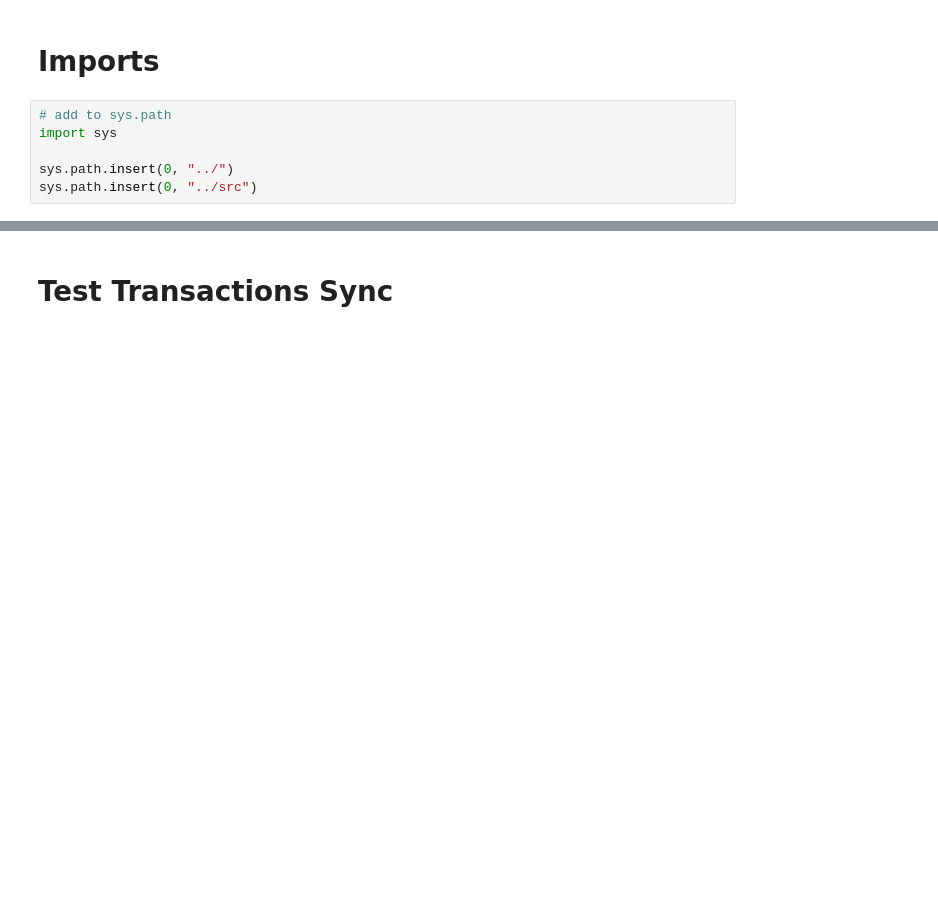
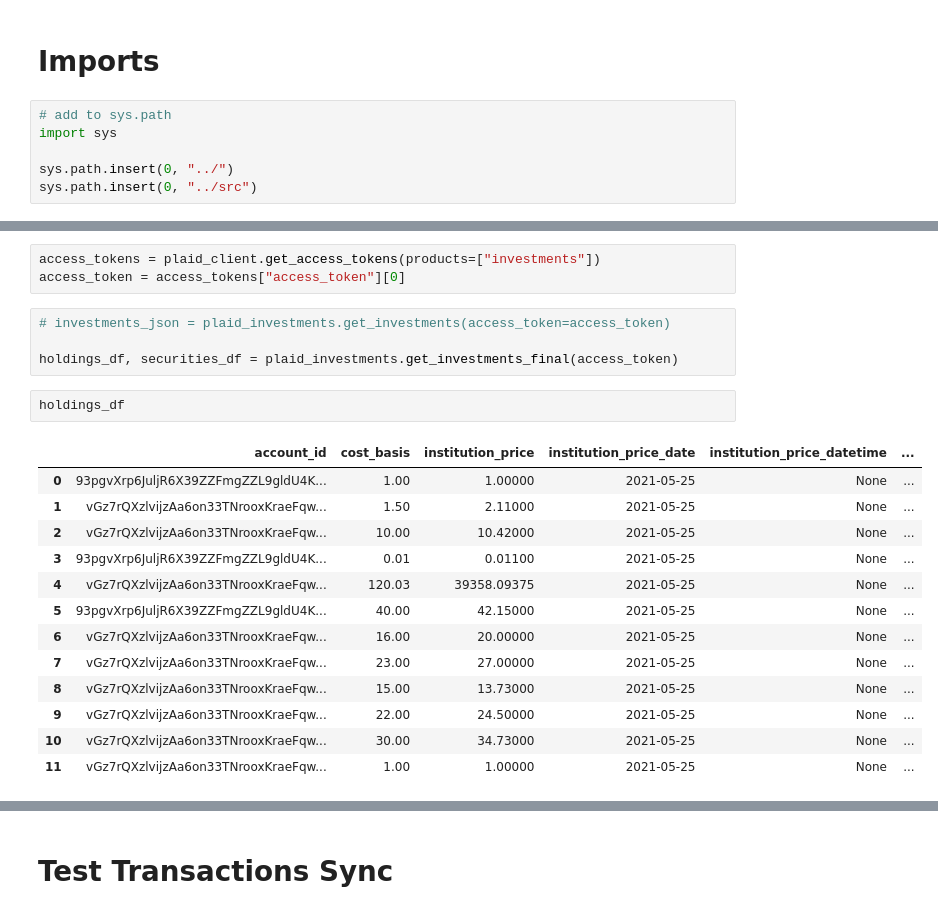
Before and after one commit to zcox10/personal_finance, a Jupyter notebook: notebooks/hello_world_notebook.ipynb, the cells around one changed output, grey strips where cells are left out. Cells and saved outputs as stored; diff of their text form; blank space fills up the shorter version.

```diff
--- a/notebooks/hello_world_notebook.ipynb
+++ b/notebooks/hello_world_notebook.ipynb
@@ -41,0 +51,23 @@ plaid_cursors_bq = bq_tables.plaid_cursors_YYYYMMDD()
+# %%
+access_tokens = plaid_client.get_access_tokens(products=["investments"])
+access_token = access_tokens["access_token"][0]
+# %%
+# investments_json = plaid_investments.get_investments(access_token=access_token)
+
+holdings_df, securities_df = plaid_investments.get_investments_final(access_token)
+# %%
+holdings_df
+# %% [output]
+|  | account_id | cost_basis | institution_price | institution_price_date | institution_price_datetime | ... |
+| 0 | 93pgvXrp6JuljR6X39ZZFmgZZL9gldU4K... | 1.00 | 1.00000 | 2021-05-25 | None | ... |
+| 1 | vGz7rQXzlvijzAa6on33TNrooxKraeFqw... | 1.50 | 2.11000 | 2021-05-25 | None | ... |
+| 2 | vGz7rQXzlvijzAa6on33TNrooxKraeFqw... | 10.00 | 10.42000 | 2021-05-25 | None | ... |
+| 3 | 93pgvXrp6JuljR6X39ZZFmgZZL9gldU4K... | 0.01 | 0.01100 | 2021-05-25 | None | ... |
+| 4 | vGz7rQXzlvijzAa6on33TNrooxKraeFqw... | 120.03 | 39358.09375 | 2021-05-25 | None | ... |
+| 5 | 93pgvXrp6JuljR6X39ZZFmgZZL9gldU4K... | 40.00 | 42.15000 | 2021-05-25 | None | ... |
+| 6 | vGz7rQXzlvijzAa6on33TNrooxKraeFqw... | 16.00 | 20.00000 | 2021-05-25 | None | ... |
+| 7 | vGz7rQXzlvijzAa6on33TNrooxKraeFqw... | 23.00 | 27.00000 | 2021-05-25 | None | ... |
+| 8 | vGz7rQXzlvijzAa6on33TNrooxKraeFqw... | 15.00 | 13.73000 | 2021-05-25 | None | ... |
+| 9 | vGz7rQXzlvijzAa6on33TNrooxKraeFqw... | 22.00 | 24.50000 | 2021-05-25 | None | ... |
+| 10 | vGz7rQXzlvijzAa6on33TNrooxKraeFqw... | 30.00 | 34.73000 | 2021-05-25 | None | ... |
+| 11 | vGz7rQXzlvijzAa6on33TNrooxKraeFqw... | 1.00 | 1.00000 | 2021-05-25 | None | ... |
```
Also changed, not shown: parts of 4 cells of this notebook, 8 other files.
